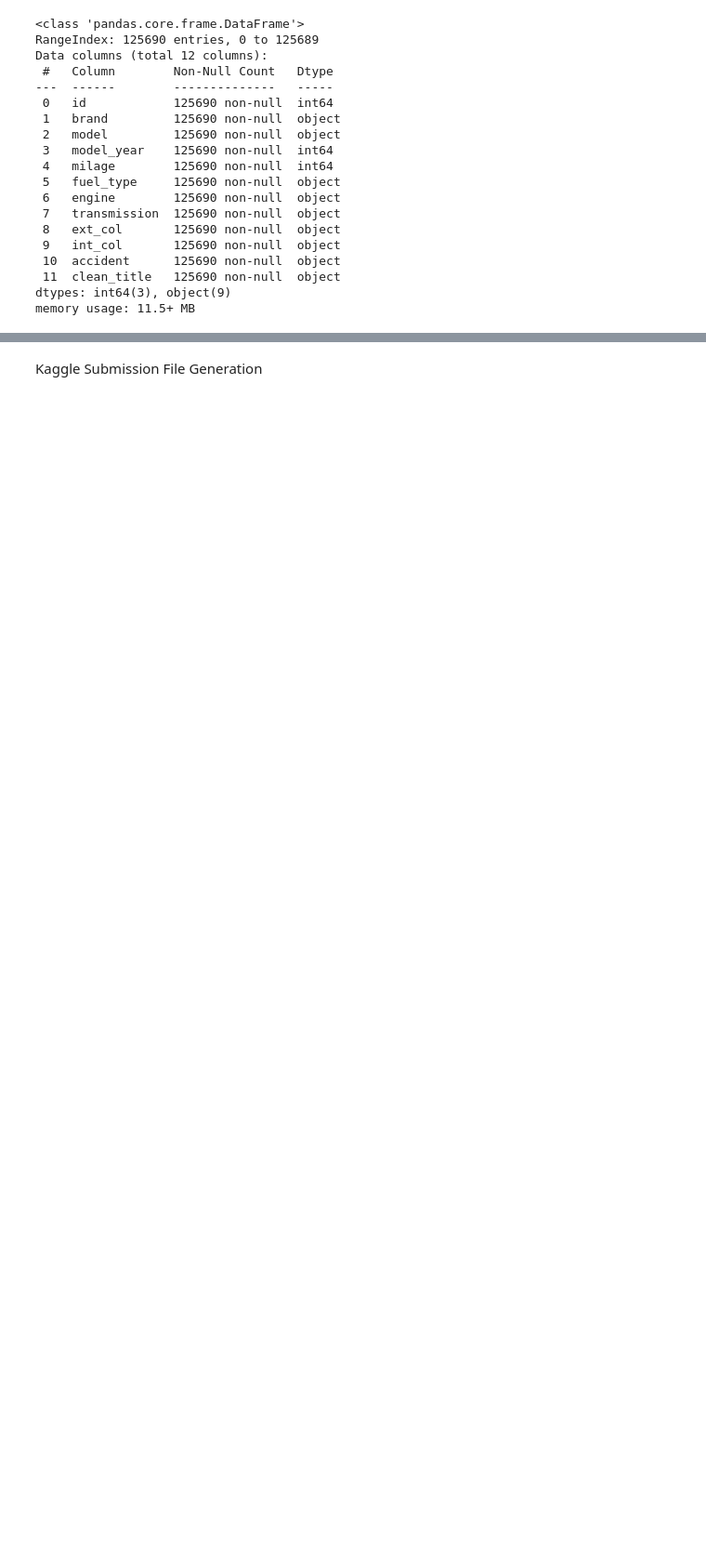
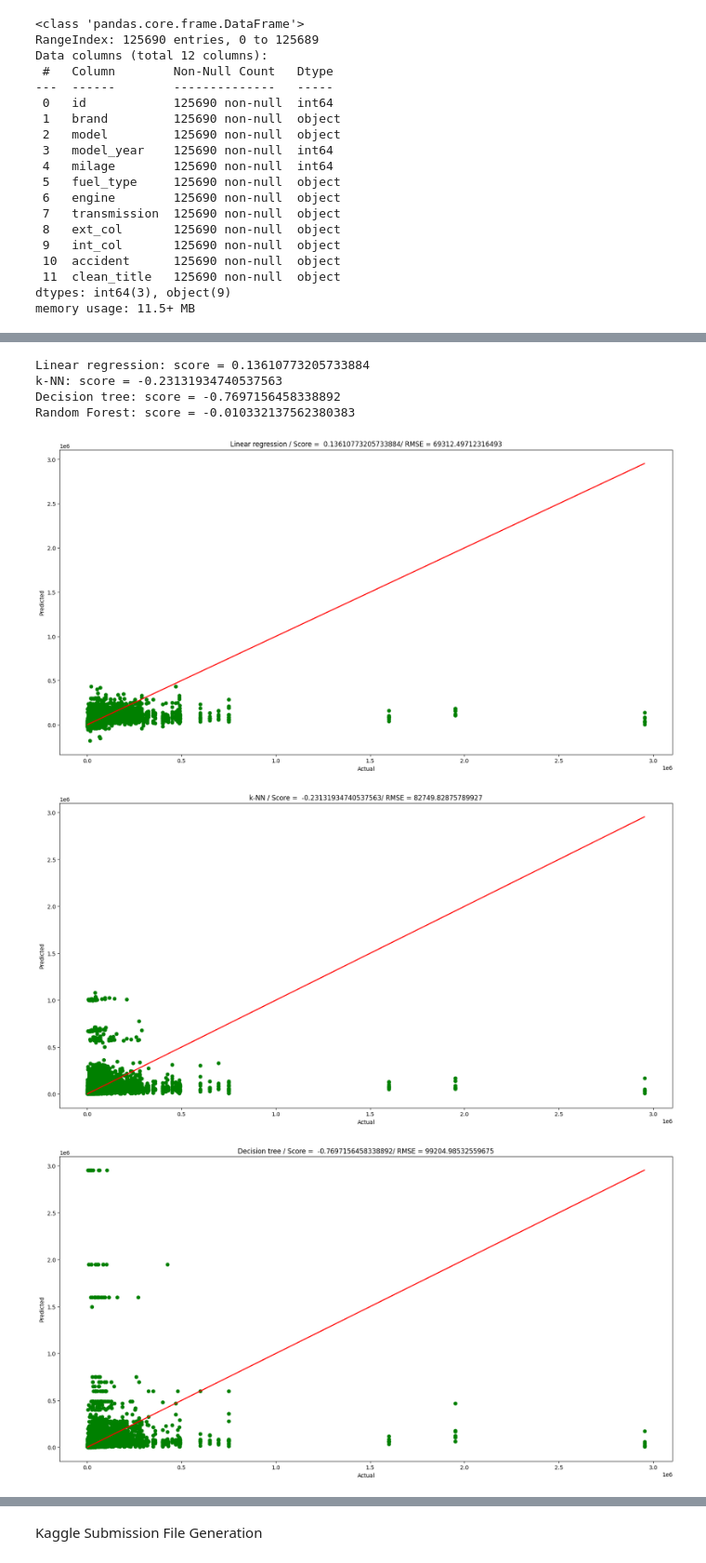
Before and after one commit to Whizfarsh/Used_car_price_prediction_ML_training_subproject_1, a Jupyter notebook: Subproject_1_a91647.ipynb, the cells around one changed output, grey strips where cells are left out. Shown at 93% size. Cells and saved outputs as stored; diff of their text form; code cells hidden in the pictures; blank space fills up the shorter version.

```diff
--- a/Subproject_1_a91647.ipynb
+++ b/Subproject_1_a91647.ipynb
@@ -359,7 +273,0 @@ spliting the trian data into features (X) and target (y) variables
-# %%
-from sklearn.model_selection import train_test_split
-
-X = df_train_encoded.drop(['price'], axis=1)
-y = df_train_encoded['price']
-
-X_train, X_test, y_train, y_test = train_test_split(X, y, test_size=.20, random_state=42)
@@ -370,27 +307 @@ Baseline models
-# %%
-from sklearn.linear_model import LinearRegression
-from sklearn.neighbors import KNeighborsRegressor
-from sklearn.tree import DecisionTreeRegressor
-from sklearn.ensemble import RandomForestRegressor
-
-
-
-from sklearn.metrics import mean_squared_error
-
-base_models = {
-    "Linear regression": LinearRegression(),
-    "Decision tree": DecisionTreeRegressor(),
-    "Random Forest": RandomForestRegressor(
-        n_estimators=50,
-        max_depth=12,
-        min_samples_split=10,
-        min_samples_leaf=5,
-        max_features=0.4,
-        max_samples=0.7,
-        n_jobs=-1,
-        random_state=42),
-        "k-NN": KNeighborsRegressor(n_neighbors=3)
-}
-
-base_models_information = []
 # %%
@@ -465,0 +367,11 @@ df_train_scaled['price'] =y
+# %%
+models_scores = pd.DataFrame()
+models_scores['Base Models'] = run_base_models(df_train_encoded)
+# %% [output]
+Linear regression: score = 0.13610773205733884
+k-NN: score = -0.23131934740537563
+Decision tree: score = -0.7697156458338892
+Random Forest: score = -0.010332137562380383
+[figure, added]
+[figure, added]
+[figure, added]
```
Also changed, not shown: parts of 70 cells of this notebook.
